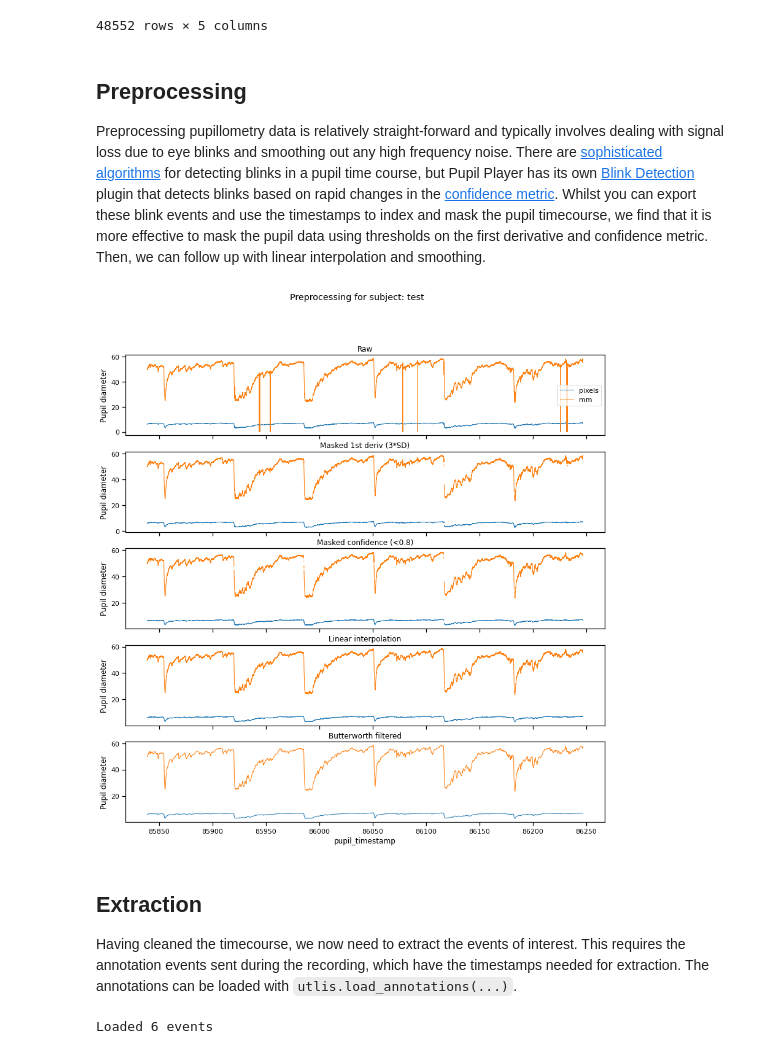
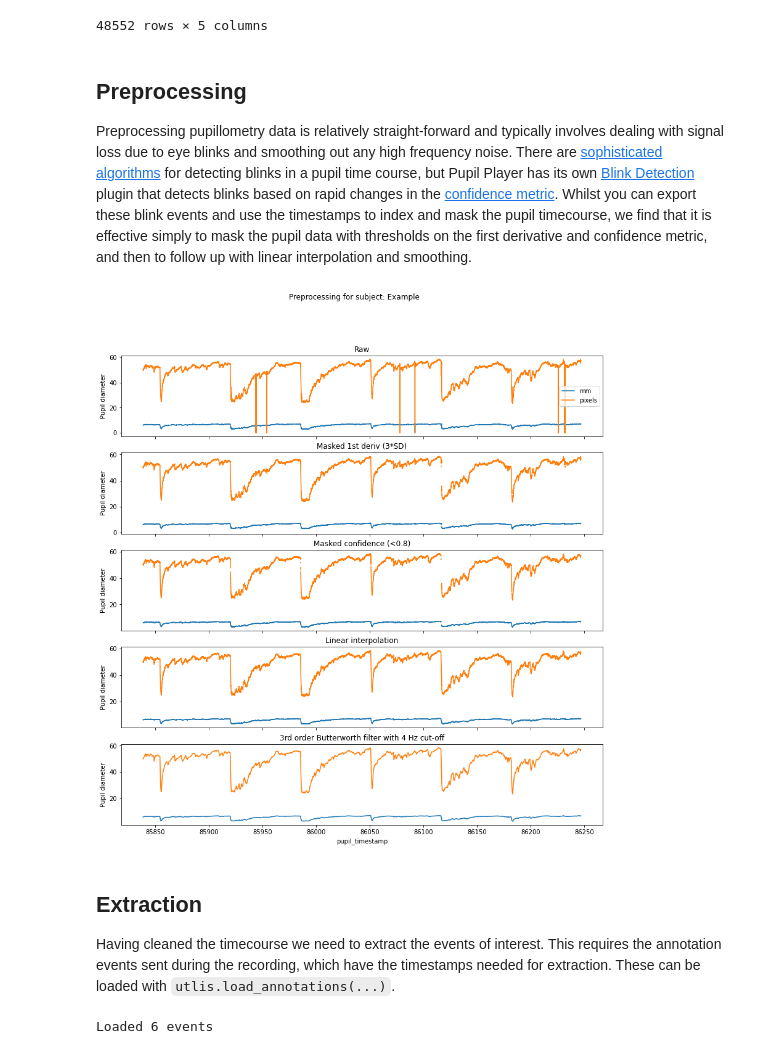
Before and after one commit to PyPlr/cvd_pupillometry, a Jupyter notebook: docs/04d_analysis.ipynb, the cells around one changed output. Cells and saved outputs as stored; diff of their text form; code cells hidden in the pictures.

```diff
--- a/docs/04d_analysis.ipynb
+++ b/docs/04d_analysis.ipynb
@@ -81,56 +79,56 @@ Loaded 48552 samples
 Preprocessing
 -------------
 
-Preprocessing pupillometry data is relatively straight-forward and typically involves dealing with signal loss due to eye blinks and smoothing out any high frequency noise. There are [sophisticated algorithms](https://osf.io/jyz43/) for detecting blinks in a pupil time course, but Pupil Player has its own [Blink Detection](https://docs.pupil-labs.com/core/software/pupil-capture/#blink-detection) plugin that detects blinks based on rapid changes in the [confidence metric](https://docs.pupil-labs.com/core/terminology/#confidence). Whilst you can export these blink events and use the timestamps to index and mask the pupil timecourse, we find that it is more effective to mask the pupil data using thresholds on the first derivative and confidence metric. Then, we can follow up with linear interpolation and smoothing.
+Preprocessing pupillometry data is relatively straight-forward and typically involves dealing with signal loss due to eye blinks and smoothing out any high frequency noise. There are [sophisticated algorithms](https://osf.io/jyz43/) for detecting blinks in a pupil time course, but Pupil Player has its own [Blink Detection](https://docs.pupil-labs.com/core/software/pupil-capture/#blink-detection) plugin that detects blinks based on rapid changes in the [confidence metric](https://docs.pupil-labs.com/core/terminology/#confidence). Whilst you can export these blink events and use the timestamps to index and mask the pupil timecourse, we find that it is effective simply to mask the pupil data with thresholds on the first derivative and confidence metric, and then to follow up with linear interpolation and smoothing.
 # %%
-import seaborn as sns
-sns.set_context('notebook', rc={"lines.linewidth": 1})
 from pyplr import graphing
 from pyplr import preproc
 
-# sampling rate of the data
+# Sampling frequency
 SAMPLE_RATE = 120
 
 # Pupil columns to analyse
 pupil_cols = ['diameter_3d', 'diameter']
 
 # Make figure for processing
-f, axs = graphing.pupil_preprocessing(nrows=5, subject='test')
+f, axs = graphing.pupil_preprocessing(nrows=5, subject='Example')
 
 # Plot the raw data
 samples[pupil_cols].plot(title='Raw', ax=axs[0], legend=True)
-axs[0].legend(loc='center right', labels=['pixels', 'mm'])
+axs[0].legend(loc='center right', labels=['mm', 'pixels'])
 
 # Mask first derivative
 samples = preproc.mask_pupil_first_derivative(
     samples, threshold=3.0, mask_cols=pupil_cols)
 samples[pupil_cols].plot(
     title='Masked 1st deriv (3*SD)', ax=axs[1], legend=False)
 
 # Mask confidence
 samples = preproc.mask_pupil_confidence(
     samples, threshold=0.8, mask_cols=pupil_cols)
 samples[pupil_cols].plot(
     title='Masked confidence (<0.8)', ax=axs[2], legend=False)
 
 # Interpolate
 samples = preproc.interpolate_pupil(
     samples, interp_cols=pupil_cols)
 samples[pupil_cols].plot(
     title='Linear interpolation', ax=axs[3], legend=False)
 
 # Smooth
 samples = preproc.butterworth_series(
-    samples, fields=pupil_cols, filt_order=3, cutoff_freq=4/(SAMPLE_RATE/2))
+    samples, fields=pupil_cols, filt_order=3,
+    cutoff_freq=4/(SAMPLE_RATE/2))
 samples[pupil_cols].plot(
-    title='Butterworth filtered', ax=axs[4], legend=False)
+    title='3rd order Butterworth filter with 4 Hz cut-off',
+    ax=axs[4], legend=False);
 # %% [output]
-[figure, old version]
+[figure, new version]
 # %% [markdown]
 Extraction
 ----------
 
-Having cleaned the timecourse, we now need to extract the events of interest. This requires the annotation events sent during the recording, which have the timestamps needed for extraction. The annotations can be loaded with ``utlis.load_annotations(...)``.
+Having cleaned the timecourse we need to extract the events of interest. This requires the annotation events sent during the recording, which have the timestamps needed for extraction. These can be loaded with `utlis.load_annotations(...)`.
 # %%
 events = utils.load_annotations(s['data_dir'])
 events
```
Also changed, not shown: parts of 13 cells of this notebook, 15 other files.
